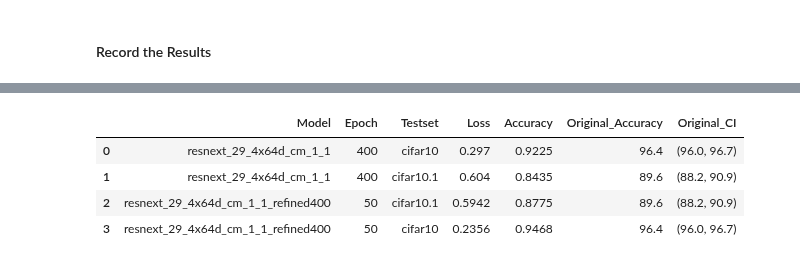
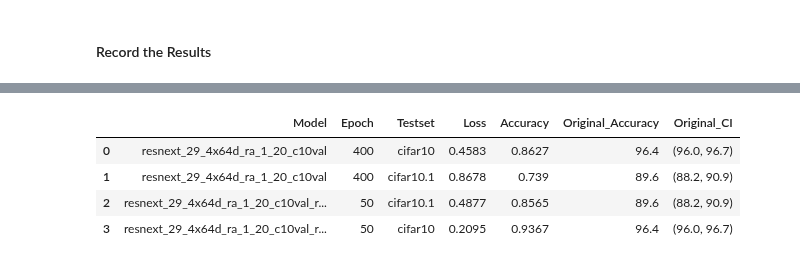
Before and after one commit to danzisar/w210-capstone, a Jupyter notebook: aws-notebooks/resnext_29_4x64_ra_1_20_c10val.ipynb, the cells around one changed output, grey strips where cells are left out. Drawn from its saved outputs; the diff is of its cells as text; code cells hidden in the pictures.

Commit message:
Resnext 1,20 UnaugVal Results

```diff
--- a/aws-notebooks/resnext_29_4x64_ra_1_20_c10val.ipynb
+++ b/aws-notebooks/resnext_29_4x64_ra_1_20_c10val.ipynb
@@ -166,28 +160,28 @@ df.head()
 # %%
 import pandas as pd
 model = 'resnext_29_4x64d_ra_1_20_c10val'
 model_refined = model + '_refined400'
 
-a = pd.Series([model, 400, 'cifar10', ])
-c = pd.Series([model, 400, 'cifar10.1', ])
+a = pd.Series([model, 400, 'cifar10', 0.4583, 0.8627])
+c = pd.Series([model, 400, 'cifar10.1', 0.8678, 0.7390])
 
-e = pd.Series([model_refined, 50, 'cifar10.1', ])
-f = pd.Series([model_refined, 50, 'cifar10', ])
+e = pd.Series([model_refined, 50, 'cifar10.1', 0.4877, 0.8565])
+f = pd.Series([model_refined, 50, 'cifar10', 0.2095, 0.9367])
 
 df_results = pd.concat([a,c,e,f], axis=1).T
 df_results.columns = ['Model', 'Epoch', 'Testset', 'Loss', 'Accuracy']
 
 df_results['Original_Accuracy'] = df_results.apply((lambda row: 96.4 if row[2] == 'cifar10' else 89.6), axis=1)
 df_results['Original_CI'] = df_results.apply((lambda row: (96.0, 96.7) if row[2] == 'cifar10' else (88.2, 90.9)), axis=1)
 
 df_results.to_csv('/home/ec2-user/SageMaker/experiments/' + model + '/results.csv')
 df_results
 # %% [output]
 |  | Model | Epoch | Testset | Loss | Accuracy | Original_Accuracy | Original_CI |
-| 0 | resnext_29_4x64d_cm_1_1 | 400 | cifar10 | 0.297 | 0.9225 | 96.4 | (96.0, 96.7) |
-| 1 | resnext_29_4x64d_cm_1_1 | 400 | cifar10.1 | 0.604 | 0.8435 | 89.6 | (88.2, 90.9) |
-| 2 | resnext_29_4x64d_cm_1_1_refined400 | 50 | cifar10.1 | 0.5942 | 0.8775 | 89.6 | (88.2, 90.9) |
-| 3 | resnext_29_4x64d_cm_1_1_refined400 | 50 | cifar10 | 0.2356 | 0.9468 | 96.4 | (96.0, 96.7) |
+| 0 | resnext_29_4x64d_ra_1_20_c10val | 400 | cifar10 | 0.4583 | 0.8627 | 96.4 | (96.0, 96.7) |
+| 1 | resnext_29_4x64d_ra_1_20_c10val | 400 | cifar10.1 | 0.8678 | 0.739 | 89.6 | (88.2, 90.9) |
+| 2 | resnext_29_4x64d_ra_1_20_c10val_r... | 50 | cifar10.1 | 0.4877 | 0.8565 | 89.6 | (88.2, 90.9) |
+| 3 | resnext_29_4x64d_ra_1_20_c10val_r... | 50 | cifar10 | 0.2095 | 0.9367 | 96.4 | (96.0, 96.7) |
 # %%
 # Upload the model checkpoints, configs, and results to S3
 bucket='sagemaker-june29'
```
Also changed, not shown: parts of 10 cells of this notebook, 5 other files.
